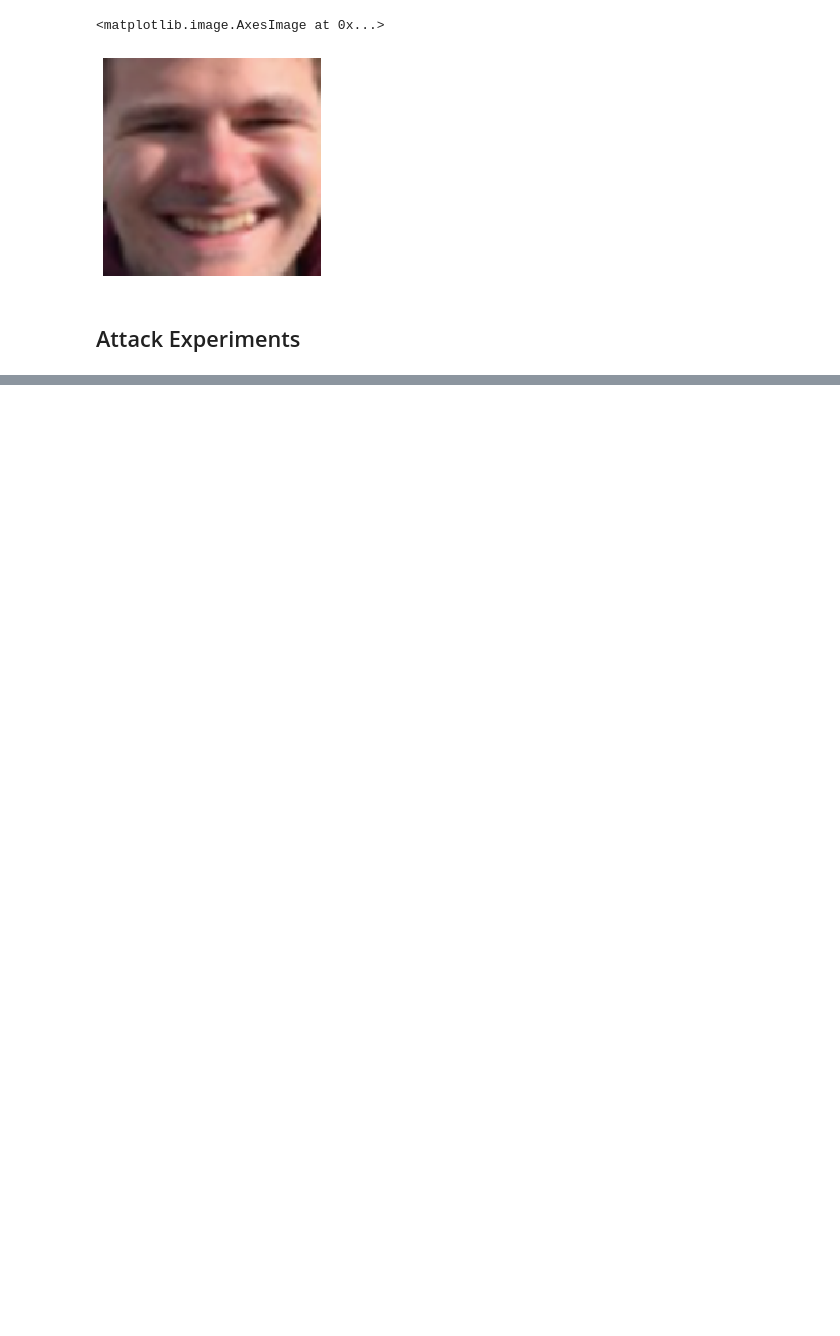
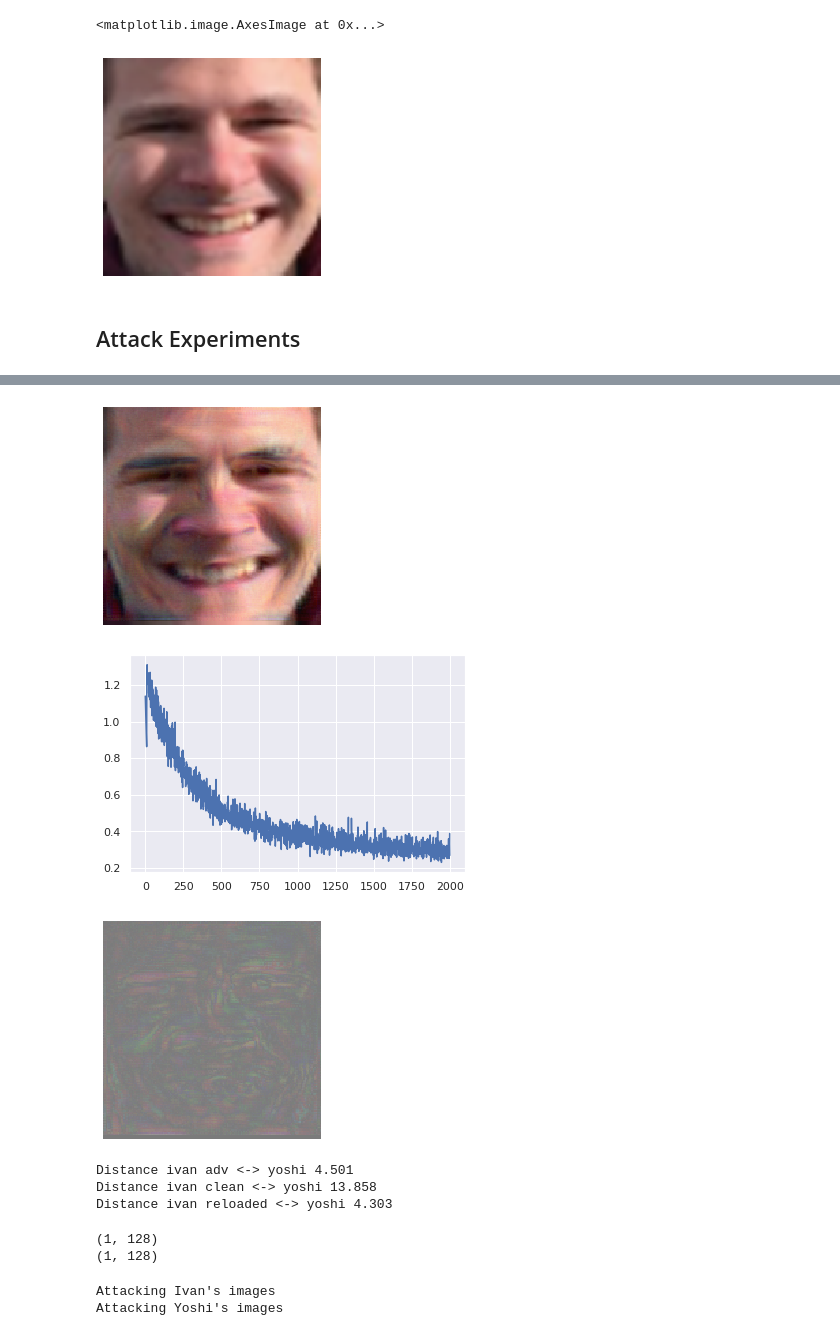
Before and after one commit to psturmfels/adversarial_faces, a Jupyter notebook: notebooks/Strong_Attack.ipynb, the cells around one changed output, grey strips where cells are left out. Saved outputs shown, nothing was run; the diff lists cells and outputs as text; code cells hidden in the pictures; blank space fills up the shorter version.

```diff
--- a/notebooks/Strong_Attack.ipynb
+++ b/notebooks/Strong_Attack.ipynb
@@ -271,0 +481,50 @@ TypeError: 'list' object cannot be interpreted as an integer
+# %%
+run_attack(
+    ExperimentalAttacker(model),
+    epsilon=0.5,
+    num_iters=2000,
+    alpha=0.001,
+    iters_no_rand=10
+)
+# %% [output]
+[figure, added]
+[figure, added]
+[figure, added]
+Distance ivan adv <-> yoshi 4.501
+Distance ivan clean <-> yoshi 13.858
+Distance ivan reloaded <-> yoshi 4.303
+# %%
+yoshi_mean_embedding = np.expand_dims(np.mean(yoshi_embeddings, axis=0), 0)
+ivan_mean_embedding = np.expand_dims(np.mean(ivan_embeddings, axis=0), 0)
+
+print(yoshi_mean_embedding.shape)
+print(ivan_mean_embedding.shape)
+# %% [output]
+(1, 128)
+(1, 128)
+# %%
+attacker = ExperimentalAttacker(model)
+print("Attacking Ivan's images")
+ivan_adversarial_images = attacker.target_vector_attack(
+    ivan_images,
+    yoshi_mean_embedding,
+    normalize_target_embedding=True,
+    num_iters=2000,
+    epsilon=0.5,
+    iters_no_rand=10,
+    alpha=0.001
+)
+
+print("Attacking Yoshi's images")
+yoshi_adversarial_images = attacker.target_vector_attack(
+    yoshi_images,
+    ivan_mean_embedding,
+    normalize_target_embedding=True,
+    num_iters=2000,
+    epsilon=0.5,
+    iters_no_rand=10,
+    alpha=0.001
+)
+# %% [output]
+Attacking Ivan's images
+Attacking Yoshi's images
```
Also changed, not shown: parts of 19 cells of this notebook.
